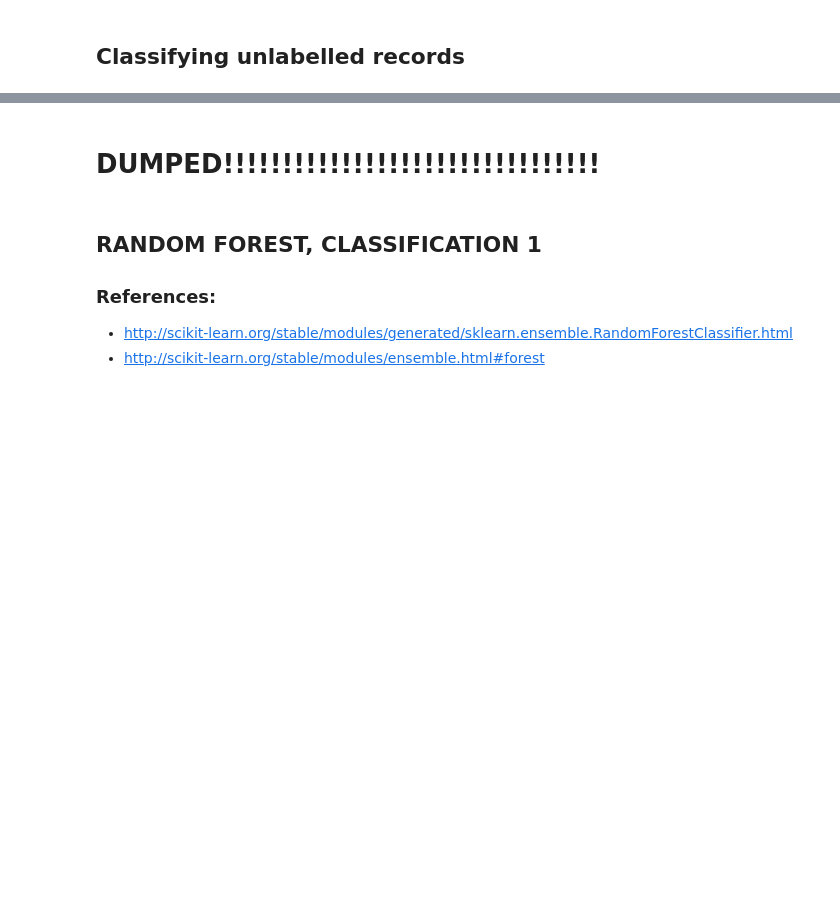
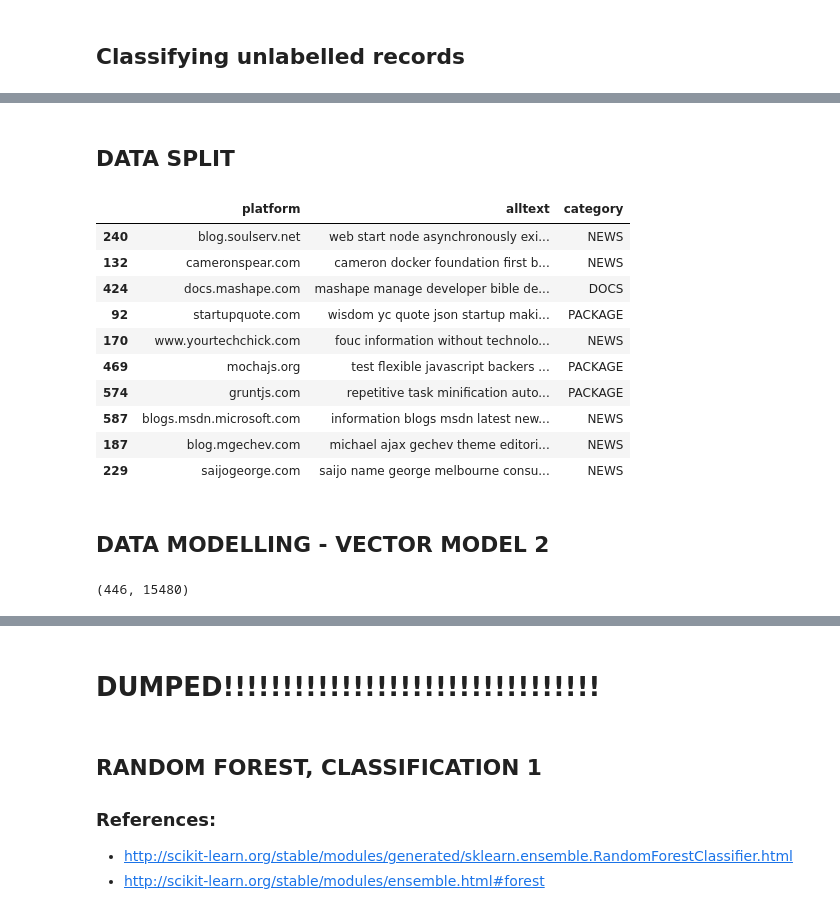
Before and after one commit to evaristoc/fCC_R3_DataAnalysis, a Jupyter notebook: scr/jupyter_files/test platform classification fccr3 project 2.ipynb, the cells around one changed output, grey strips where cells are left out. Saved outputs shown, nothing was run; the diff lists cells and outputs as text; code cells hidden in the pictures; blank space fills up the shorter version.

```diff
--- a/scr/jupyter_files/test platform classification fccr3 project 2.ipynb
+++ b/scr/jupyter_files/test platform classification fccr3 project 2.ipynb
@@ -430,0 +417,2 @@ with open(os.getcwd()+'/data/abadt_1.csv', 'w') as outfile:
+# %%
+pd_notatedready_r1 = pandas.read_csv(open(os.getcwd()+'/data/abadt_1.csv', 'r'), sep=';', quotechar="'" )
@@ -430,0 +462,3 @@ with open(os.getcwd()+'/data/abadt_1.csv', 'w') as outfile:
+# %%
+pd_annotatedtrans = pd_notated.loc[pd_notatedready_r1['checked'] != -1,:]
+pd_annotatedtrans['category'] = pd_notatedready_r1.loc[pd_notatedready_r1['checked'] != -1,'category']
@@ -430,0 +480,3 @@ with open(os.getcwd()+'/data/abadt_1.csv', 'w') as outfile:
+# %%
+pd_annotated2 = pandas.concat([pd_annotated, pd_annotatedtrans], ignore_index = True)
+pd_annotated2.head(10)
@@ -430,0 +495,2 @@ with open(os.getcwd()+'/data/abadt_1.csv', 'w') as outfile:
+# %% [markdown]
+## DATA SPLIT
@@ -430,0 +500,26 @@ with open(os.getcwd()+'/data/abadt_1.csv', 'w') as outfile:
+# %%
+train2=pd_annotated2[['platform', 'alltext','category']].sample(frac=0.75,random_state=0)
+test2=pd_annotated2[['platform', 'alltext','category']].drop(train2.index)
+# %%
+train2.head(10)
+# %% [output]
+|  | platform | alltext | category |
+| 240 | blog.soulserv.net | web start node asynchronously exi... | NEWS |
+| 132 | cameronspear.com | cameron docker foundation first b... | NEWS |
+| 424 | docs.mashape.com | mashape manage developer bible de... | DOCS |
+| 92 | startupquote.com | wisdom yc quote json startup maki... | PACKAGE |
+| 170 | www.yourtechchick.com | fouc information without technolo... | NEWS |
+| 469 | mochajs.org | test flexible javascript backers ... | PACKAGE |
+| 574 | gruntjs.com | repetitive task minification auto... | PACKAGE |
+| 587 | blogs.msdn.microsoft.com | information blogs msdn latest new... | NEWS |
+| 187 | blog.mgechev.com | michael ajax gechev theme editori... | NEWS |
+| 229 | saijogeorge.com | saijo name george melbourne consu... | NEWS |
+# %% [markdown]
+## DATA MODELLING - VECTOR MODEL 2
+# %%
+from sklearn.feature_extraction.text import CountVectorizer
+count_vect_r2 = CountVectorizer(ngram_range=(1,2))
+X_primercounts2 = count_vect_r2.fit_transform(train2.alltext)
+X_primercounts2.shape
+# %% [output]
+(446, 15480)
```
Also changed, not shown: parts of 56 cells of this notebook, 2 other files.
